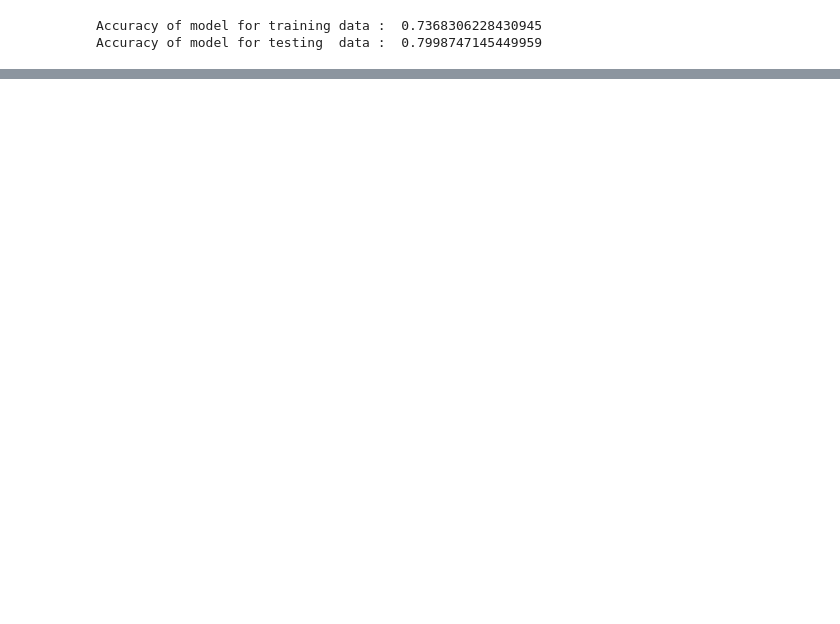
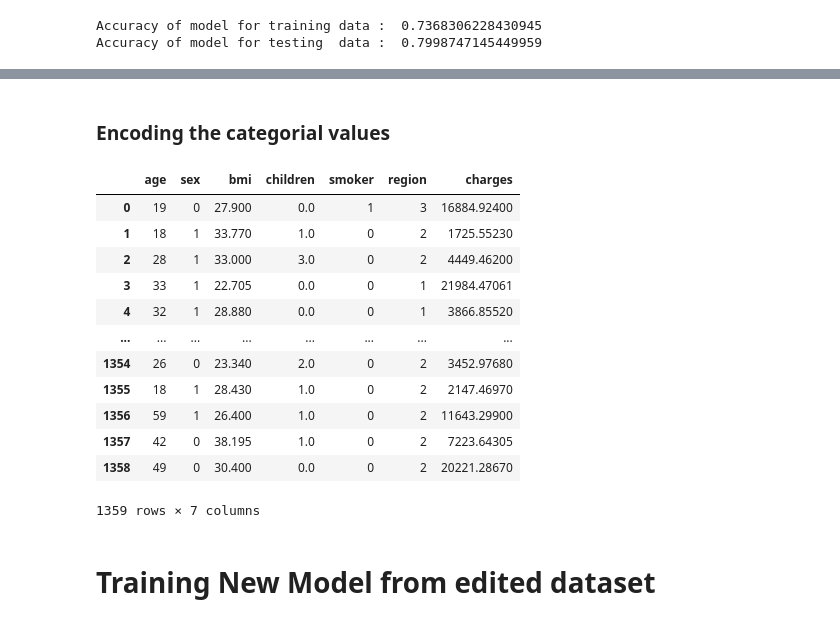
Before and after one commit to BhaveshDwaram/Minor-project, a Jupyter notebook: Medical Insurance Cost Prediction.ipynb, the cells around one changed output, grey strips where cells are left out. Drawn from its saved outputs; the diff is of its cells as text; code cells hidden in the pictures; blank space fills up the shorter version.

```diff
--- a/Medical Insurance Cost Prediction.ipynb
+++ b/Medical Insurance Cost Prediction.ipynb
@@ -470,0 +610,11 @@ pickle_out.close()
+# %%
+# Missing value imputation process
+
+#bmi using median
+insurance_edited['bmi'].fillna(insurance_edited['bmi'].median(), inplace=True)
+
+#children using median
+insurance_edited['children'].fillna(insurance_edited['children'].median(), inplace=True)
+
+#region using mode
+insurance_edited['region'].fillna(insurance_edited['region'].mode()[0], inplace=True)
@@ -470,0 +633,35 @@ pickle_out.close()
+# %% [markdown]
+### Encoding the categorial values
+# %%
+from sklearn.preprocessing import LabelEncoder
+label_encoder=LabelEncoder()
+
+# encoding feature "sex" into numeric values
+label_encoder.fit(insurance_edited.sex.drop_duplicates())
+insurance_edited.sex=label_encoder.transform(insurance_edited.sex)
+
+# encoding feature "smoker" into numeric values
+label_encoder.fit(insurance_edited.smoker.drop_duplicates())
+insurance_edited.smoker=label_encoder.transform(insurance_edited.smoker)
+
+# encoding feature "region" into numeric values
+label_encoder.fit(insurance_edited.region.drop_duplicates())
+insurance_edited.region=label_encoder.transform(insurance_edited.region)
+# %%
+insurance_edited
+# %% [output]
+|  | age | sex | bmi | children | smoker | region | charges |
+| 0 | 19 | 0 | 27.900 | 0.0 | 1 | 3 | 16884.92400 |
+| 1 | 18 | 1 | 33.770 | 1.0 | 0 | 2 | 1725.55230 |
+| 2 | 28 | 1 | 33.000 | 3.0 | 0 | 2 | 4449.46200 |
+| 3 | 33 | 1 | 22.705 | 0.0 | 0 | 1 | 21984.47061 |
+| 4 | 32 | 1 | 28.880 | 0.0 | 0 | 1 | 3866.85520 |
+| ... | ... | ... | ... | ... | ... | ... | ... |
+| 1354 | 26 | 0 | 23.340 | 2.0 | 0 | 2 | 3452.97680 |
+| 1355 | 18 | 1 | 28.430 | 1.0 | 0 | 2 | 2147.46970 |
+| 1356 | 59 | 1 | 26.400 | 1.0 | 0 | 2 | 11643.29900 |
+| 1357 | 42 | 0 | 38.195 | 1.0 | 0 | 2 | 7223.64305 |
+| 1358 | 49 | 0 | 30.400 | 0.0 | 0 | 2 | 20221.28670 |
+1359 rows × 7 columns
+# %% [markdown]
+# **Training New Model from edited dataset**
```
Also changed, not shown: parts of 48 cells of this notebook, 5 other files.
